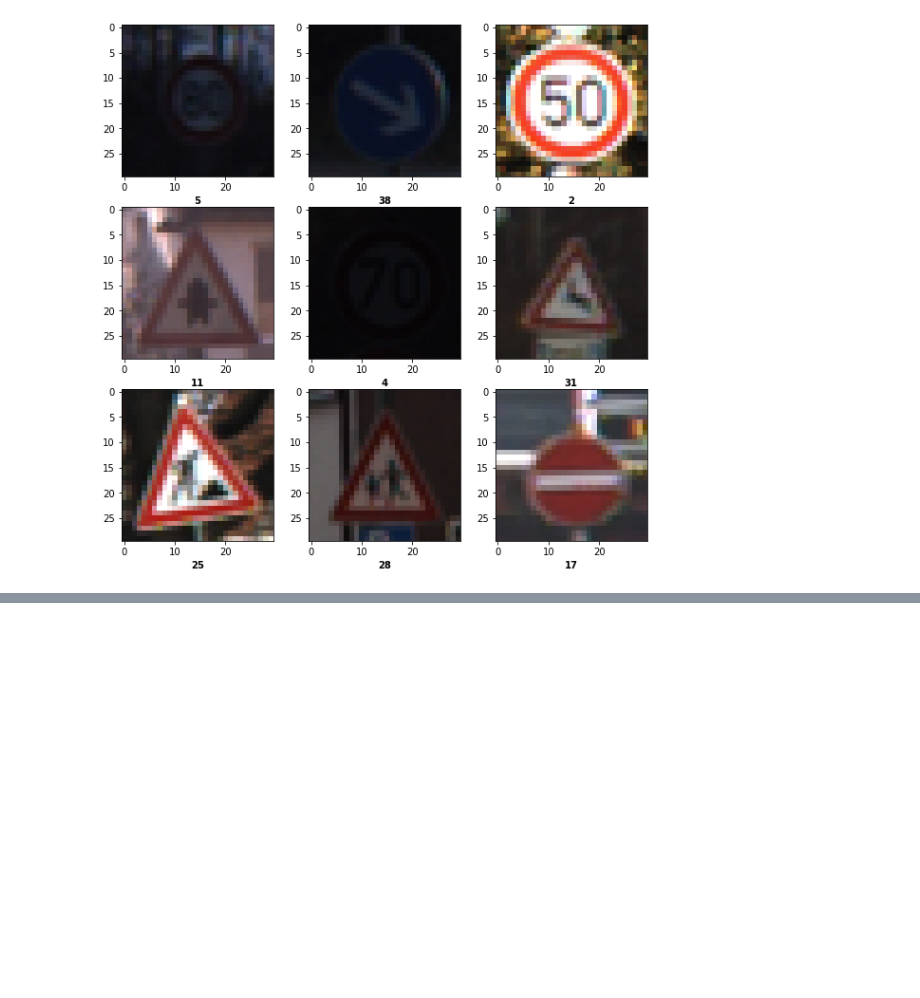
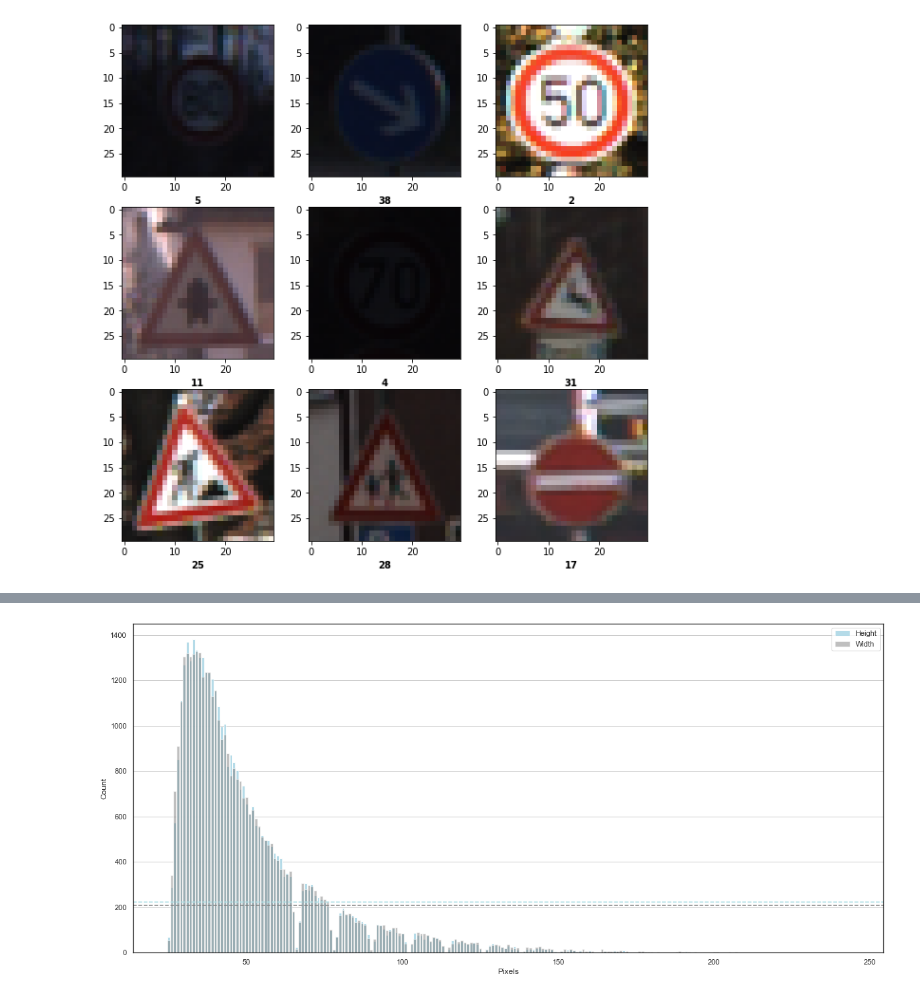
Before and after one commit to imarekkus/Master-s_Thesis, a Jupyter notebook: kody/EDA.ipynb, the cells around one changed output, grey strips where cells are left out. Cells and saved outputs as stored; diff of their text form; code cells hidden in the pictures; blank space fills up the shorter version.

```diff
--- a/kody/EDA.ipynb
+++ b/kody/EDA.ipynb
@@ -230,0 +304,33 @@ plt.show()
+# %%
+# Different size of images
+
+# For train set
+unique_height_train, height_counts_train = np.unique(df_train['Height'], return_counts=True)
+unique_width_train, width_counts_train = np.unique(df_train['Width'], return_counts=True)
+
+# and for test set
+unique_height_test, height_counts_test = np.unique(df_test['Height'], return_counts=True)
+unique_width_test, width_counts_test = np.unique(df_test['Width'], return_counts=True)
+# %%
+# Different size of images in train set
+
+# Setting up theme and grid look
+plt.figure(figsize=(20,9))
+plt.grid(axis='y')
+
+# Plotting barplot
+plt.bar(unique_height_train, height_counts_train, color='lightblue', alpha=0.9, label='Height')
+plt.bar(unique_width_train, width_counts_train, color='grey', alpha=0.5, label='Width')
+
+# and adding mean
+plt.axhline(y = height_counts_train.mean(), linestyle='--', color='powderblue')
+plt.axhline(y = width_counts_train.mean(), linestyle='--', color='grey')
+
+# adding labels and legend
+plt.xlabel('Pixels')
+plt.ylabel('Count')
+plt.legend(loc='upper right')
+
+plt.show()
+# %% [output]
+[figure, added]
```
Also changed, not shown: parts of 7 cells of this notebook, 1 other file.
